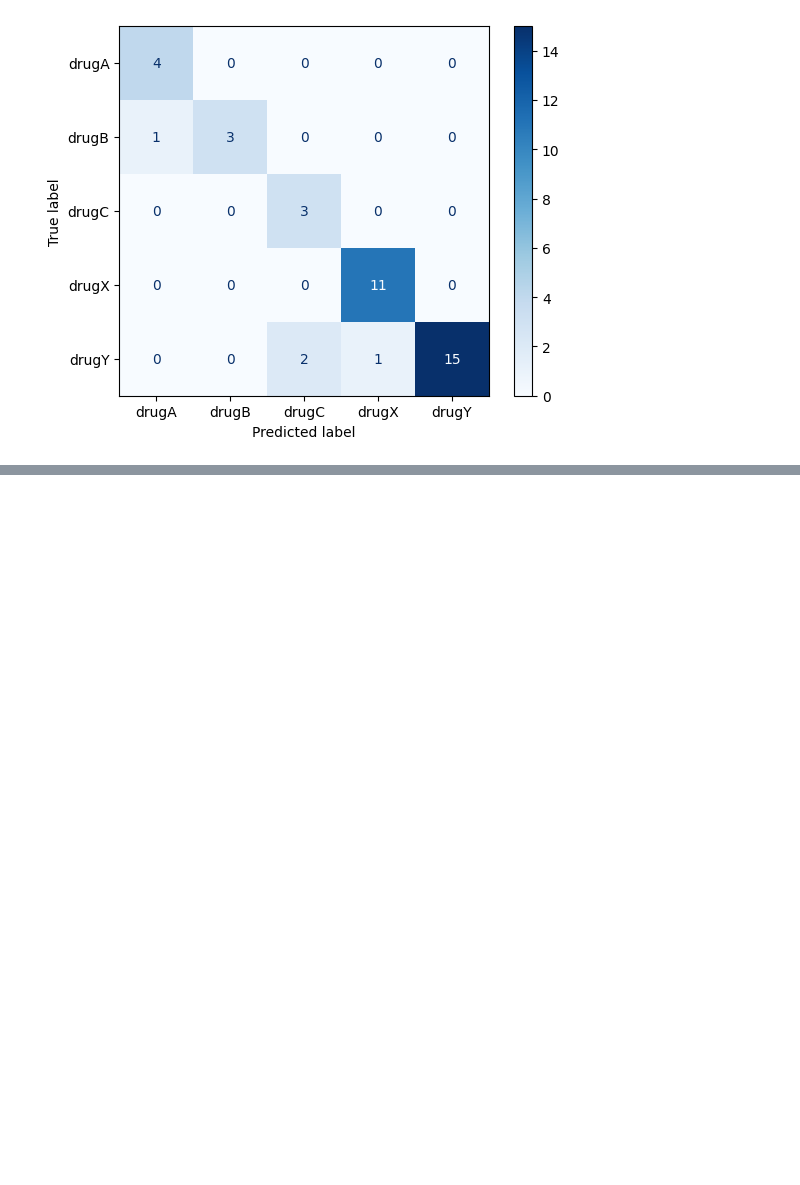
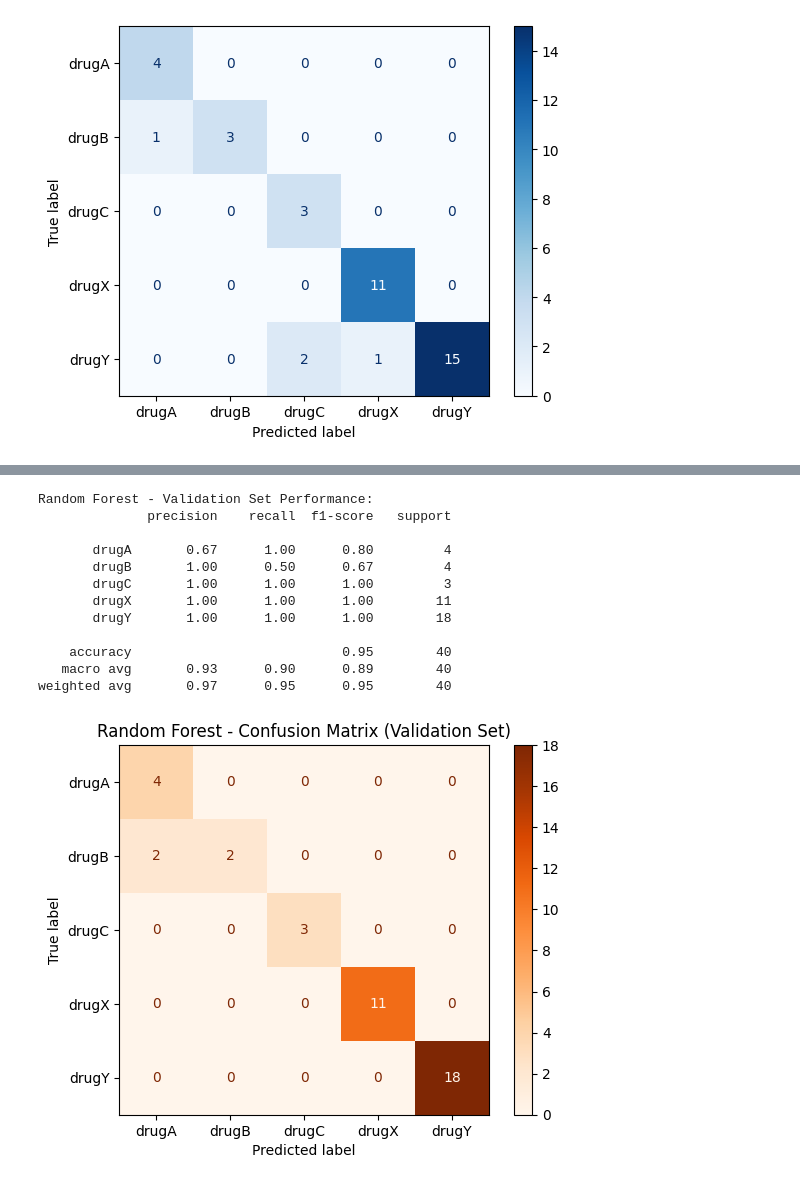
Before and after one commit to saadkhan710/Drug_Classification, a Jupyter notebook: Drug_ML.ipynb, the cells around one changed output, grey strips where cells are left out. Saved outputs shown, nothing was run; the diff lists cells and outputs as text; code cells hidden in the pictures; blank space fills up the shorter version.

Commit message:
Add Trained model for Random Forest Classifier

```diff
--- a/Drug_ML.ipynb
+++ b/Drug_ML.ipynb
@@ -608,0 +625,48 @@ weighted avg       0.93      0.90      0.90        40
+# %%
+from sklearn.ensemble import RandomForestClassifier
+from sklearn.metrics import classification_report, confusion_matrix, ConfusionMatrixDisplay
+import matplotlib.pyplot as plt
+
+
+rf = RandomForestClassifier(
+    n_estimators=100,        # Default=100; good for starting (more = better but slower)
+    criterion='gini',        # Default ('gini' or 'entropy' for information gain)
+    max_depth=None,          # Default=None (nodes expand until pure or min_samples_split)
+    min_samples_split=2,     # Default=2 (smallest possible for max flexibility)
+    min_samples_leaf=1,      # Default=1 (smallest possible)
+    class_weight='balanced', # Adjusts for class imbalance (critical if imbalance exists)
+    random_state=42,         # Reproducibility
+)
+
+
+rf.fit(X_train_prepared, y_train)
+
+# Predict on validation set
+y_val_pred = rf.predict(X_val_prepared)
+
+# Evaluate
+print("Random Forest - Validation Set Performance:")
+print(classification_report(y_val, y_val_pred))
+
+
+
+# Confusion Matrix
+cm = confusion_matrix(y_val, y_val_pred)
+disp = ConfusionMatrixDisplay(confusion_matrix=cm, display_labels=rf.classes_)
+disp.plot(cmap='Oranges')
+plt.title("Random Forest - Confusion Matrix (Validation Set)")
+plt.show()
+# %% [output]
+Random Forest - Validation Set Performance:
+              precision    recall  f1-score   support
+
+       drugA       0.67      1.00      0.80         4
+       drugB       1.00      0.50      0.67         4
+       drugC       1.00      1.00      1.00         3
+       drugX       1.00      1.00      1.00        11
+       drugY       1.00      1.00      1.00        18
+
+    accuracy                           0.95        40
+   macro avg       0.93      0.90      0.89        40
+weighted avg       0.97      0.95      0.95        40
+[figure, added]
```
Also changed, not shown: parts of 2 cells of this notebook.
